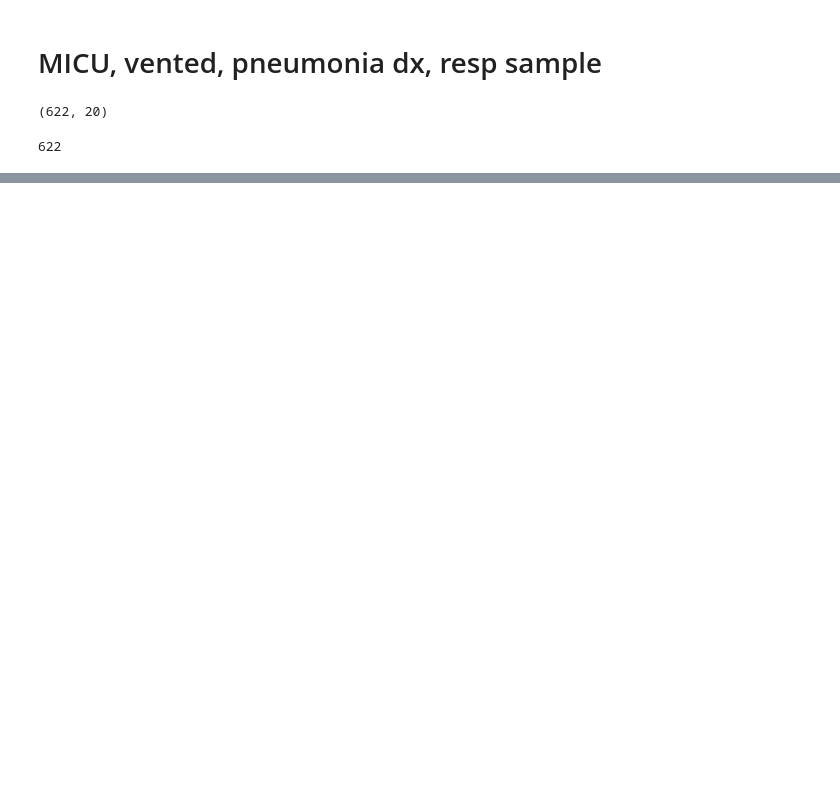
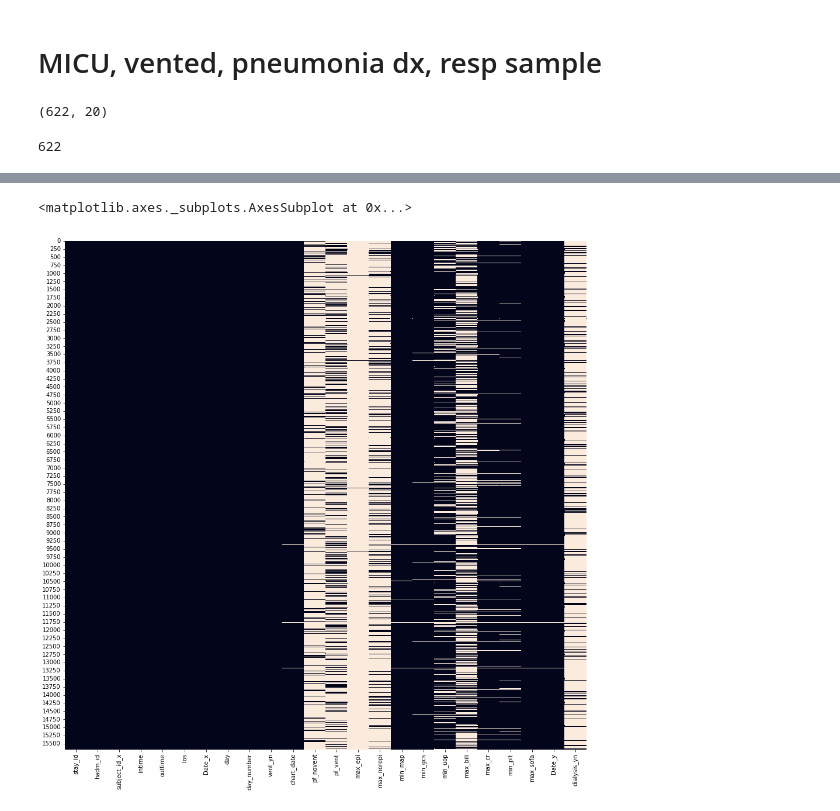
Before and after one commit to cloverbunny/mimic-iv, a Jupyter notebook: c14_combine_mimic_files3_20_22.ipynb, the cells around one changed output, grey strips where cells are left out. Saved outputs shown, nothing was run; the diff lists cells and outputs as text; code cells hidden in the pictures; blank space fills up the shorter version.

```diff
--- a/c14_combine_mimic_files3_20_22.ipynb
+++ b/c14_combine_mimic_files3_20_22.ipynb
@@ -246,0 +560,6 @@ len(micuventpneumoniasample.stay_id.unique())
+# %%
+dialysis_by_day=dialysis_by_day.rename(columns={'chart_date':'day', 'Max':'dialysis_yn'})
+# %%
+dialysis_by_day['day'] = pd.to_datetime(dialysis_by_day.day)
+# %%
+pt6 = pd.merge(pt5, dialysis_by_day, how='left', on=['stay_id', 'day'])
@@ -246,0 +584,13 @@ len(micuventpneumoniasample.stay_id.unique())
+# %%
+fig, ax = plt.subplots(figsize=(16, 16))
+sns.heatmap(
+    pt6.isna(),
+    cbar=False,
+    yticklabels=250,
+)
+#ughh missing a bunch of yes/no dialysis, can we impute no dialysis on days with missing information?
+#is the dialysis derived table only taking those with dialysis present?
+# this looks like it's the case, so we can probably impute 0 for all those without dialysis active that day.
+# %% [output]
+<matplotlib.axes._subplots.AxesSubplot at 0x...>
+[figure, added]
```
Also changed, not shown: parts of 77 cells of this notebook.
